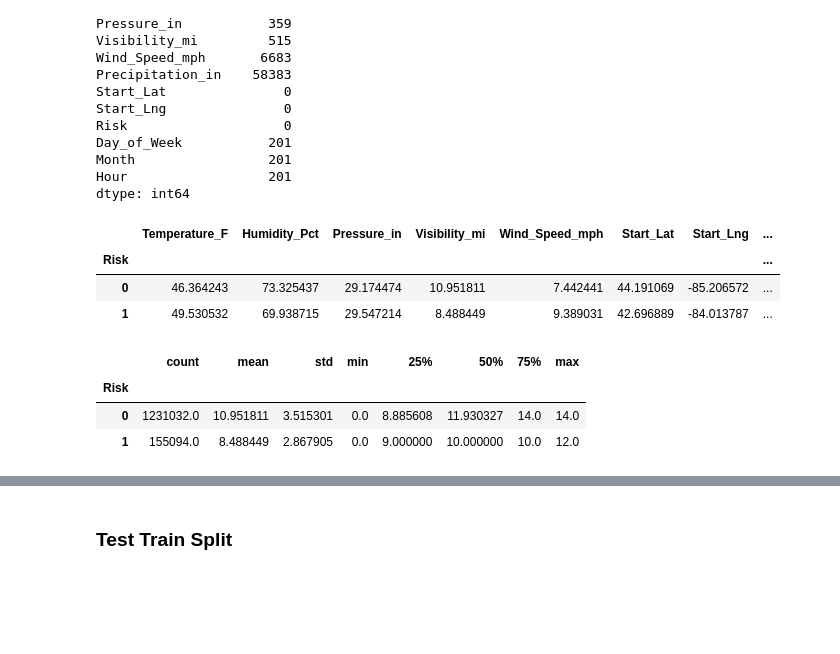
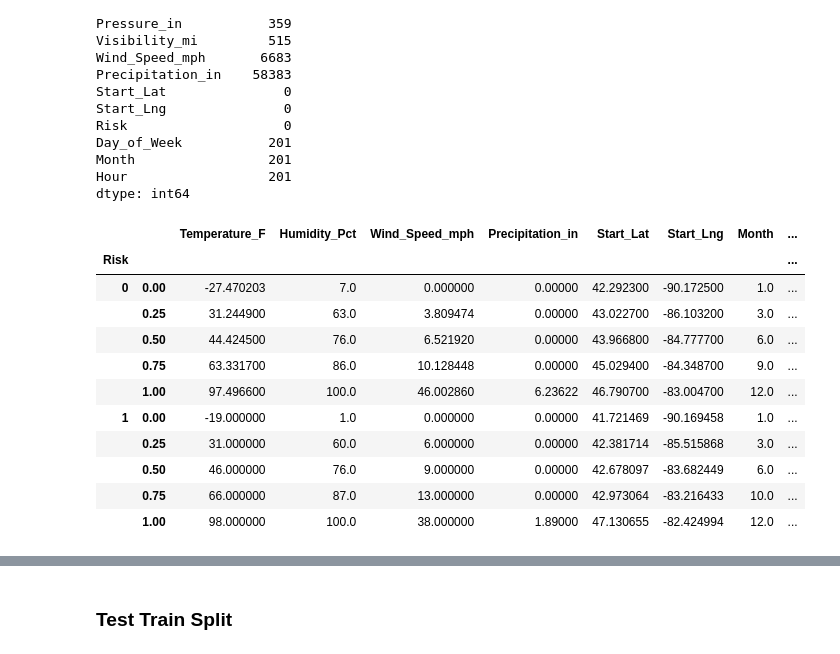
Before and after one commit to Lovjoy/Weather2Go2, a Jupyter notebook: Weather2Go2Model.ipynb, the cells around one changed output, grey strips where cells are left out. Cells and saved outputs as stored; diff of their text form; code cells hidden in the pictures; blank space fills up the shorter version.

```diff
--- a/Weather2Go2Model.ipynb
+++ b/Weather2Go2Model.ipynb
@@ -275,4 +277,4 @@ Merge together.
 # %%
-merged_df = pd.concat([accidents_std] + [weather_std], ignore_index=True, sort=False)
+merged_df = pd.concat([accidents_std] + [weather_sample], ignore_index=True, sort=False)
 # %%
 print(f'Original weather observations: {weather_std.shape[0]}')
@@ -316,8 +319,0 @@ merged_df.groupby('Risk')[['Pressure_in', 'Visibility_mi']].describe()
-# %%
-# Constants for conversion
-HPA_TO_INHG = 0.02953
-FT_TO_MILES = 1/5280
-
-# Apply fixes to the Risk 0 subset
-merged_df.loc[merged_df['Risk'] == 0, 'Pressure_in'] = merged_df.loc[merged_df['Risk'] == 0, 'Pressure_in'] * HPA_TO_INHG
-merged_df.loc[merged_df['Risk'] == 0, 'Visibility_mi'] = merged_df.loc[merged_df['Risk'] == 0, 'Visibility_mi'] * FT_TO_MILES
@@ -332,6 +320,3 @@ merged_df.groupby('Risk')[['Pressure_in', 'Visibility_mi']].describe()
-# %%
-# Cap Risk 0 visibility at 10 miles to match Kaggle's distribution
-merged_df.loc[(merged_df['Risk'] == 0) & (merged_df['Visibility_mi'] > 14), 'Visibility_mi'] = 14.0
 # %%
 merged_df.isna().sum()
 # %% [output]
@@ -350,24 +335,25 @@ Month                 201
 Hour                  201
 dtype: int64
 # %%
-merged_df = merged_df.drop(columns=['Precipitation_in'])
+merged_df = merged_df.drop(columns=['Pressure_in', 'Visibility_mi'])
 # %%
 clean_df = merged_df.dropna()
 # %%
-risk_means = clean_df.groupby('Risk').mean(numeric_only=True)
+risk_means = clean_df.groupby('Risk').quantile(q=[0., 0.25, 0.5, 0.75, 1.0], numeric_only=True)
 risk_means
 # %% [output]
-|  | Temperature_F | Humidity_Pct | Pressure_in | Visibility_mi | Wind_Speed_mph | Start_Lat | Start_Lng | ... |
-| Risk |  |  |  |  |  |  |  | ... |
-| 0 | 46.364243 | 73.325437 | 29.174474 | 10.951811 | 7.442441 | 44.191069 | -85.206572 | ... |
-| 1 | 49.530532 | 69.938715 | 29.547214 | 8.488449 | 9.389031 | 42.696889 | -84.013787 | ... |
+|  |  | Temperature_F | Humidity_Pct | Wind_Speed_mph | Precipitation_in | Start_Lat | Start_Lng | Month | ... |
+| Risk |  |  |  |  |  |  |  |  | ... |
+| 0 | 0.00 | -27.470203 | 7.0 | 0.000000 | 0.00000 | 42.292300 | -90.172500 | 1.0 | ... |
+|  | 0.25 | 31.244900 | 63.0 | 3.809474 | 0.00000 | 43.022700 | -86.103200 | 3.0 | ... |
+|  | 0.50 | 44.424500 | 76.0 | 6.521920 | 0.00000 | 43.966800 | -84.777700 | 6.0 | ... |
+|  | 0.75 | 63.331700 | 86.0 | 10.128448 | 0.00000 | 45.029400 | -84.348700 | 9.0 | ... |
+|  | 1.00 | 97.496600 | 100.0 | 46.002860 | 6.23622 | 46.790700 | -83.004700 | 12.0 | ... |
+| 1 | 0.00 | -19.000000 | 1.0 | 0.000000 | 0.00000 | 41.721469 | -90.169458 | 1.0 | ... |
+|  | 0.25 | 31.000000 | 60.0 | 6.000000 | 0.00000 | 42.381714 | -85.515868 | 3.0 | ... |
+|  | 0.50 | 46.000000 | 76.0 | 9.000000 | 0.00000 | 42.678097 | -83.682449 | 6.0 | ... |
+|  | 0.75 | 66.000000 | 87.0 | 13.000000 | 0.00000 | 42.973064 | -83.216433 | 10.0 | ... |
+|  | 1.00 | 98.000000 | 100.0 | 38.000000 | 1.89000 | 47.130655 | -82.424994 | 12.0 | ... |
-# %%
-clean_df['Visibility_mi'].groupby(clean_df['Risk']).describe()
-# %% [output]
-|  | count | mean | std | min | 25% | 50% | 75% | max |
-| Risk |  |  |  |  |  |  |  |  |
-| 0 | 1231032.0 | 10.951811 | 3.515301 | 0.0 | 8.885608 | 11.930327 | 14.0 | 14.0 |
-| 1 | 155094.0 | 8.488449 | 2.867905 | 0.0 | 9.000000 | 10.000000 | 10.0 | 12.0 |
 # %%
 clean_df = clean_df.drop(columns=['Start_Lat', 'Start_Lng'])
 # %%
```
Also changed, not shown: parts of 14 cells of this notebook.
